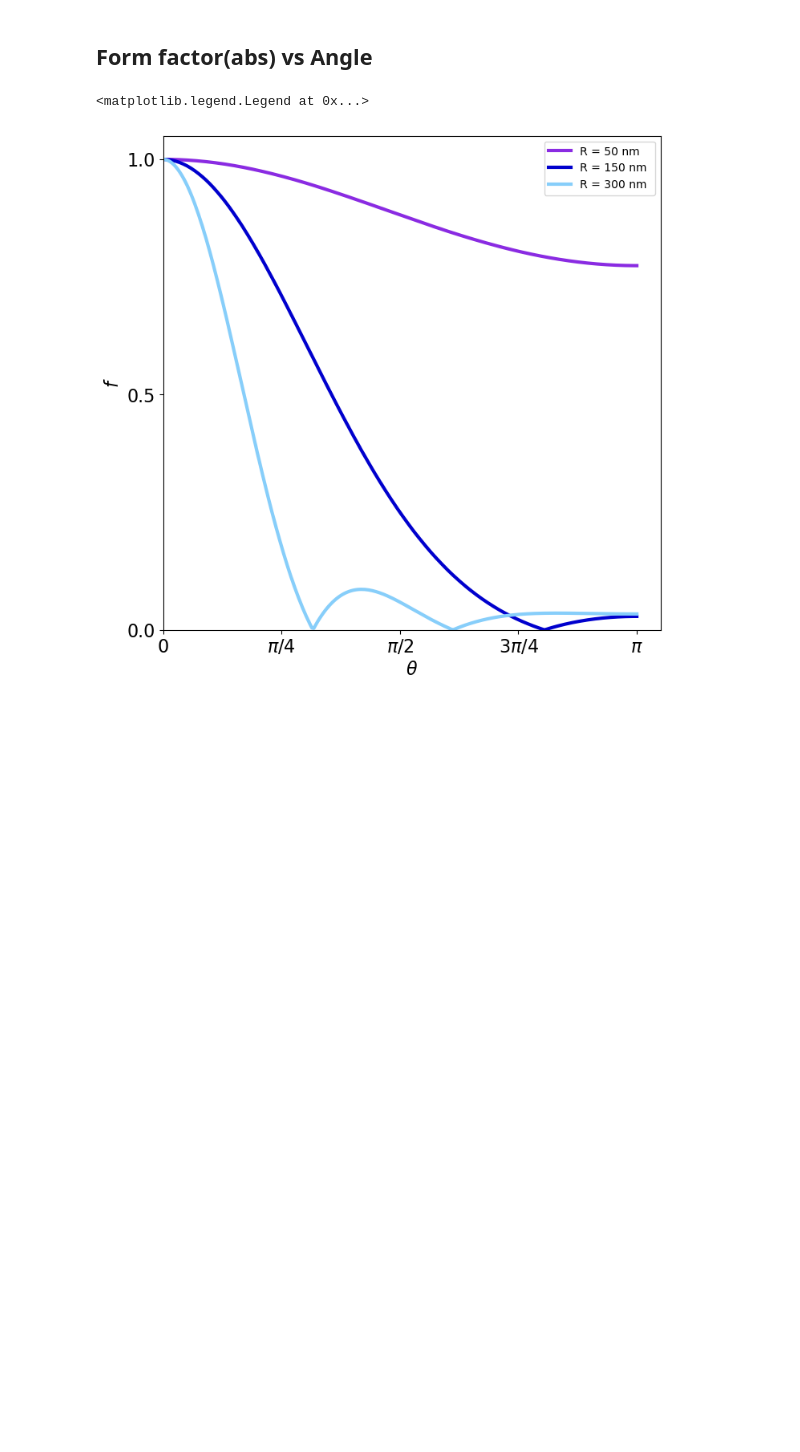
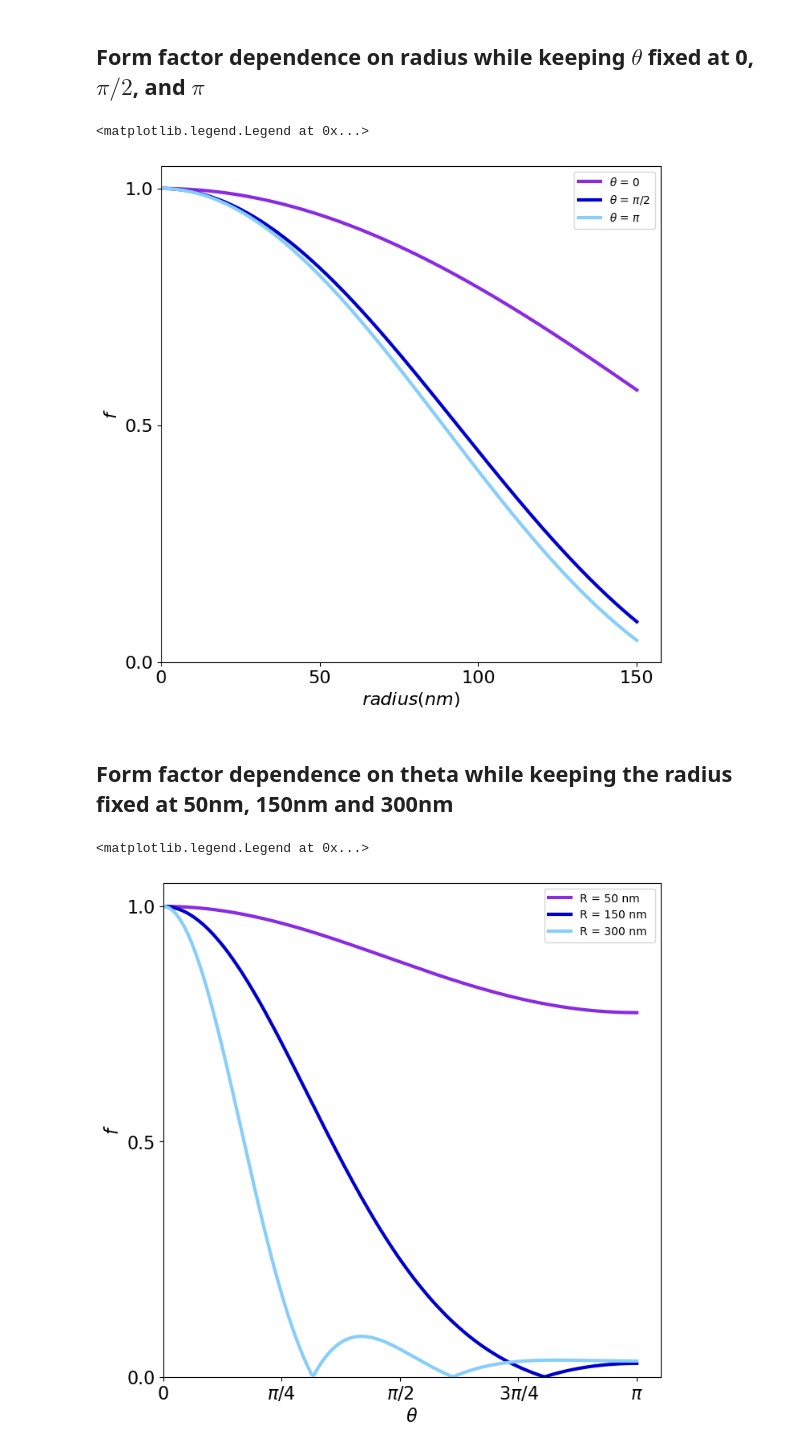
Before and after one commit to softmatterlab/OpticalCharacterizationNanoparticles, a Jupyter notebook: example_signal_relation/RDG_analysis.ipynb, the cells around one changed output. Cells and saved outputs as stored; diff of their text form; code cells hidden in the pictures; blank space fills up the shorter version.

```diff
--- a/example_signal_relation/RDG_analysis.ipynb
+++ b/example_signal_relation/RDG_analysis.ipynb
@@ -21,6 +21,8 @@ def form_factor_sphere(r, theta = 90, wavelength = 532, nm = 1.33):
     q = get_q(nm, wavelength, theta)
 
     return 3 / (q*r)**3 * (np.sin(q*r) - q*r*np.cos(q*r))
+# %% [markdown]
+## Form factor dependence on radius while keeping $\theta$ fixed at  0, $\pi/2$, and $\pi$
 # %%
 r_1 = np.linspace(0.1, 250, 501)
 r_2 = np.linspace(0.1, 150, 501)
@@ -31,9 +33,9 @@ theta1 = 1
 theta2 = 90
 theta3 = 180
 
-x_sphere_1 = form_factor_sphere(r_1, theta1, wavelength=wavelength)
+x_sphere_1 = form_factor_sphere(r_2, theta1, wavelength=wavelength)
 x_sphere_2 = form_factor_sphere(r_2, theta2, wavelength=wavelength)
-x_sphere_3 = form_factor_sphere(r_3, theta3, wavelength=wavelength)
+x_sphere_3 = form_factor_sphere(r_2, theta3, wavelength=wavelength)
 
 #Norm
 XNs_1 = np.array([np.linalg.norm(x) for x in x_sphere_1]) #Norm sphere
@@ -41,7 +43,29 @@ XNs_2 = np.array([np.linalg.norm(x) for x in x_sphere_2])
 XNs_3 = np.array([np.linalg.norm(x) for x in x_sphere_3])
 
 #Squared norm
-XNSs_1 = XNs_1**2  #Norm Squared sphere
-XNSs_2 = XNs_2**2
-XNSs_3 = XNs_3**2
+#XNSs_1 = XNs_1**2  #Norm Squared sphere
+#XNSs_2 = XNs_2**2
+#XNSs_3 = XNs_3**2
+# %%
+
+fig, axes = plt.subplots(figsize = (8, 8))
+axes.plot(r_2, XNs_1, color = 'blueviolet', linewidth = 3)
+axes.plot(r_2, XNs_2, color = 'mediumblue', linewidth = 3)
+axes.plot(r_2, XNs_3, color = 'lightskyblue', linewidth = 3)
+
+axes.set_xlabel('$radius(nm)$', fontsize=16)
+axes.set_ylabel('$f$', fontsize=16)
+axes.set_ylim(ymin=0)
+axes.set_xlim(xmin=0)
+axes.set_xticks([0, 50, 100, 150])
+axes.set_xticklabels(['0', '50', '100', '150'], fontsize = 16)
+axes.set_yticks([0.0, 0.5, 1.0])
+axes.set_yticklabels(['0.0', '0.5', '1.0'], fontsize = 16)
+plt.legend(['$\\theta$ = 0', '$\\theta$ = $\pi/2$','$\\theta$ = $\pi$'])
+#fig.savefig('../assets/form_factor_vs_angle.svg', format = 'svg', dpi = 600, bbox_inches = 'tight', facecolor = 'white')
+# %% [output]
+<matplotlib.legend.Legend at 0x...>
+[figure, added]
+# %% [markdown]
+## Form factor dependence on theta while keeping the radius fixed at 50nm, 150nm and 300nm
 # %%
@@ -71,8 +90,6 @@ XSsa_3 = y_sphere_3**2
 XNsa_1 = np.array([np.linalg.norm(x) for x in y_sphere_1])
 XNsa_2 = np.array([np.linalg.norm(x) for x in y_sphere_2])
 XNsa_3 = np.array([np.linalg.norm(x) for x in y_sphere_3])
-# %% [markdown]
-## Form factor(abs) vs Angle
 # %%
 
 fig, axes = plt.subplots(figsize = (8, 8))
```
Also changed, not shown: parts of 2 cells of this notebook, 1 other file.
